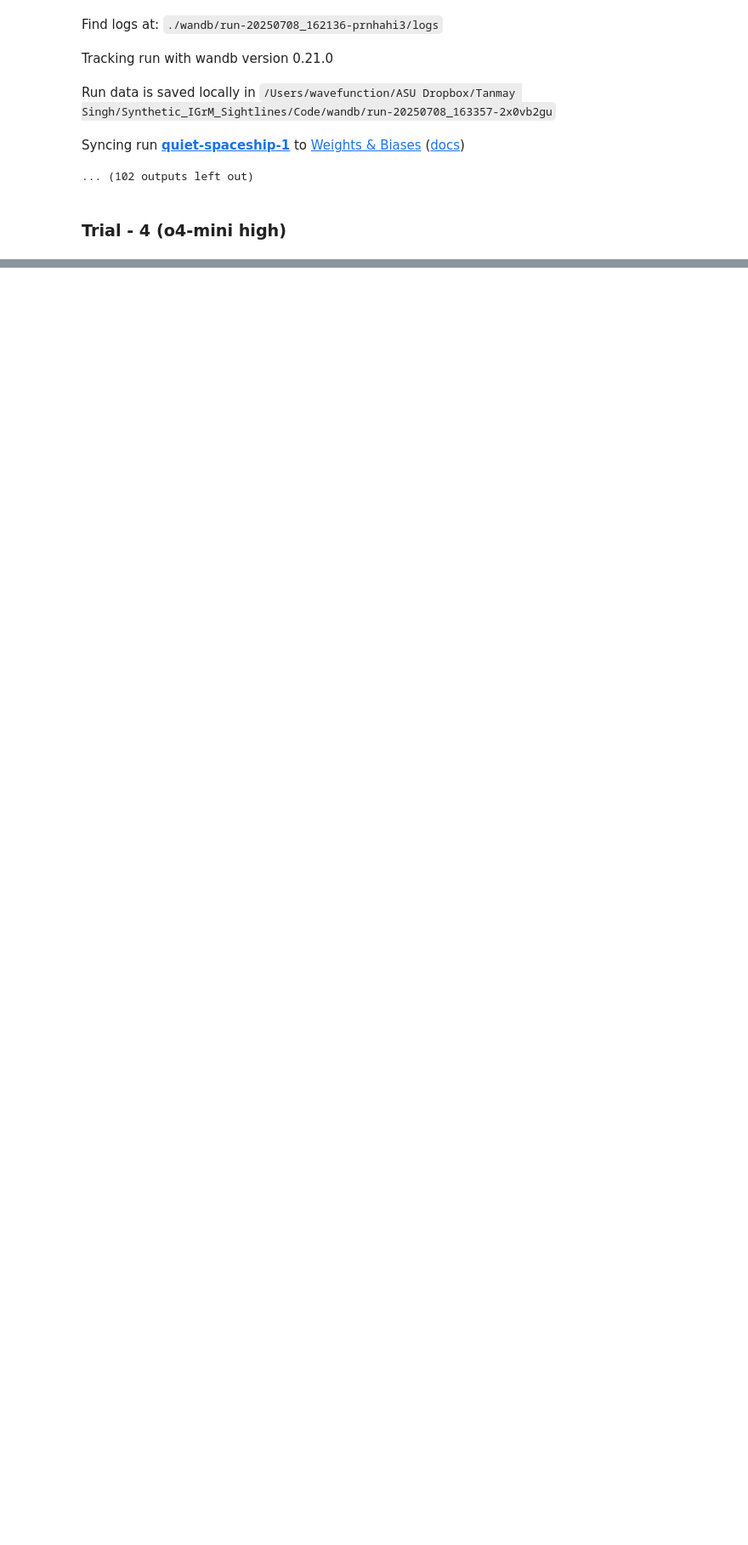
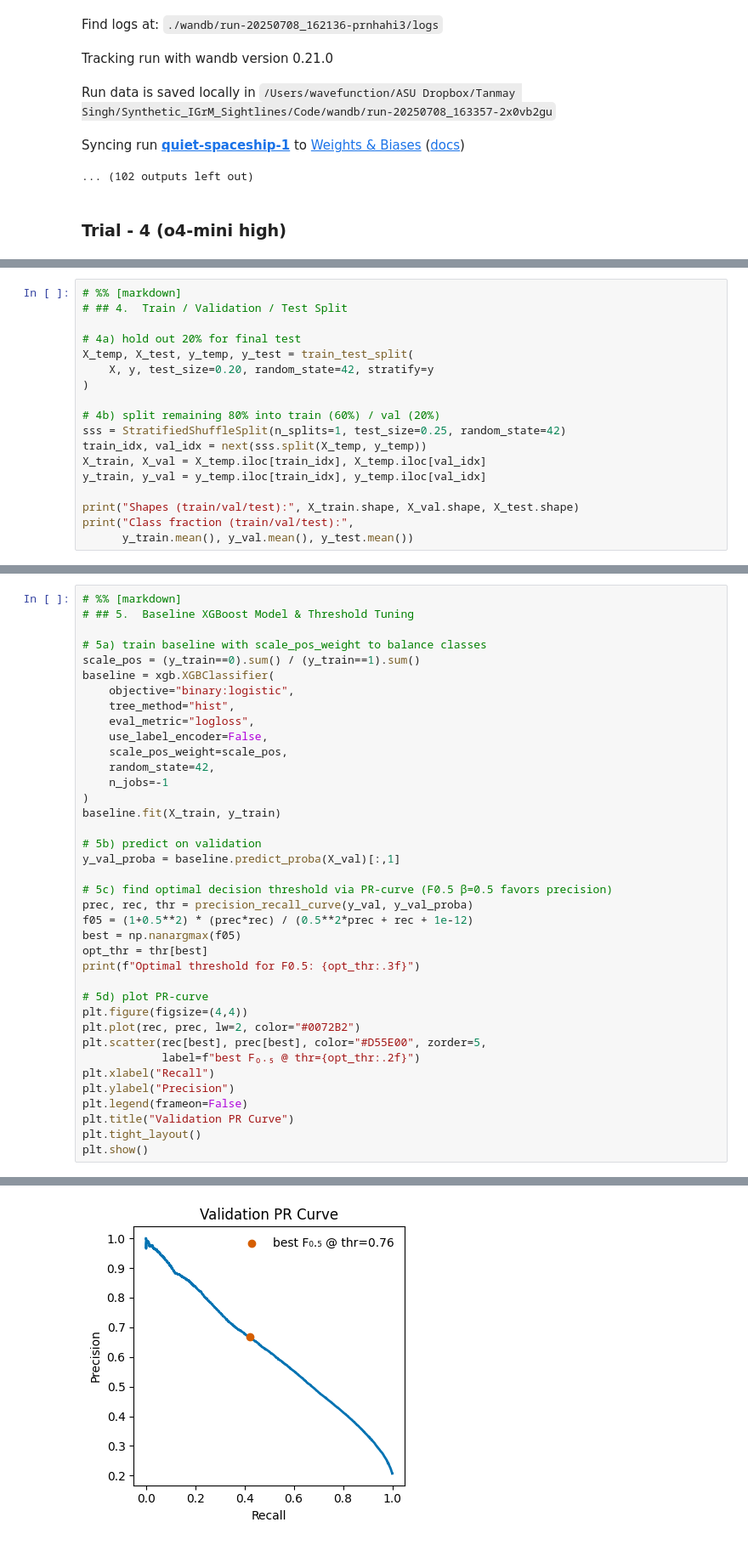
Before and after one commit to tanmay-starslab/OVI_IGrM, a Jupyter notebook: Code/training_data.ipynb, the cells around one changed output, grey strips where cells are left out. Shown at 85% size. Drawn from its saved outputs; the diff is of its cells as text; blank space fills up the shorter version.

```diff
--- a/Code/training_data.ipynb
+++ b/Code/training_data.ipynb
@@ -1570,0 +1472,18 @@ ImportError: cannot import name 'SPARSE_ARRAY_PRESENT' from 'sklearn.utils.fixes
+# %%
+# %% [markdown]
+# ## 4.  Train / Validation / Test Split
+
+# 4a) hold out 20% for final test
+X_temp, X_test, y_temp, y_test = train_test_split(
+    X, y, test_size=0.20, random_state=42, stratify=y
+)
+
+# 4b) split remaining 80% into train (60%) / val (20%)
+sss = StratifiedShuffleSplit(n_splits=1, test_size=0.25, random_state=42)
+train_idx, val_idx = next(sss.split(X_temp, y_temp))
+X_train, X_val = X_temp.iloc[train_idx], X_temp.iloc[val_idx]
+y_train, y_val = y_temp.iloc[train_idx], y_temp.iloc[val_idx]
+
+print("Shapes (train/val/test):", X_train.shape, X_val.shape, X_test.shape)
+print("Class fraction (train/val/test):",
+      y_train.mean(), y_val.mean(), y_test.mean())
@@ -1570,0 +1493,39 @@ ImportError: cannot import name 'SPARSE_ARRAY_PRESENT' from 'sklearn.utils.fixes
+# %%
+# %% [markdown]
+# ## 5.  Baseline XGBoost Model & Threshold Tuning
+
+# 5a) train baseline with scale_pos_weight to balance classes
+scale_pos = (y_train==0).sum() / (y_train==1).sum()
+baseline = xgb.XGBClassifier(
+    objective="binary:logistic",
+    tree_method="hist",
+    eval_metric="logloss",
+    use_label_encoder=False,
+    scale_pos_weight=scale_pos,
+    random_state=42,
+    n_jobs=-1
+)
+baseline.fit(X_train, y_train)
+
+# 5b) predict on validation
+y_val_proba = baseline.predict_proba(X_val)[:,1]
+
+# 5c) find optimal decision threshold via PR‐curve (F0.5 β=0.5 favors precision)
+prec, rec, thr = precision_recall_curve(y_val, y_val_proba)
+f05 = (1+0.5**2) * (prec*rec) / (0.5**2*prec + rec + 1e-12)
+best = np.nanargmax(f05)
+opt_thr = thr[best]
+print(f"Optimal threshold for F0.5: {opt_thr:.3f}")
+
+# 5d) plot PR‐curve
+plt.figure(figsize=(4,4))
+plt.plot(rec, prec, lw=2, color="#0072B2")
+plt.scatter(rec[best], prec[best], color="#D55E00", zorder=5,
+            label=f"best F₀.₅ @ thr={opt_thr:.2f}")
+plt.xlabel("Recall")
+plt.ylabel("Precision")
+plt.legend(frameon=False)
+plt.title("Validation PR Curve")
+plt.tight_layout()
+plt.show()
+# %% [output]
@@ -1570,0 +1536 @@ ImportError: cannot import name 'SPARSE_ARRAY_PRESENT' from 'sklearn.utils.fixes
+[figure, added]
```
Also changed, not shown: parts of 44 cells of this notebook, 1 other file.
